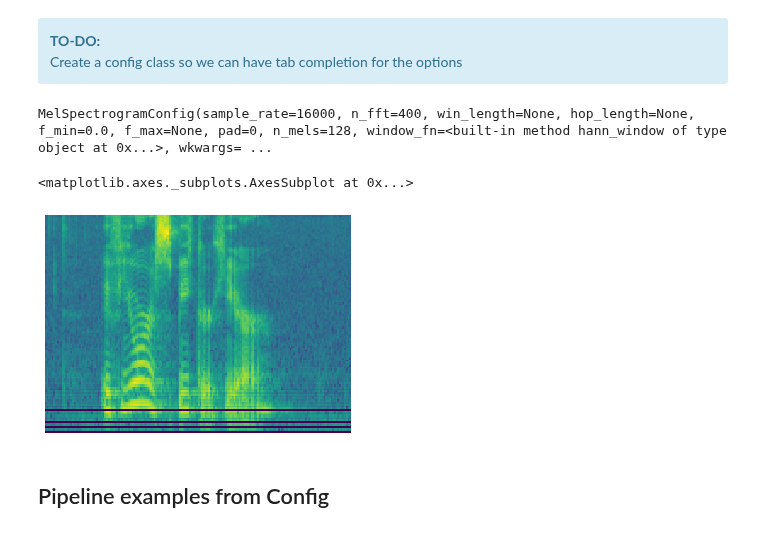
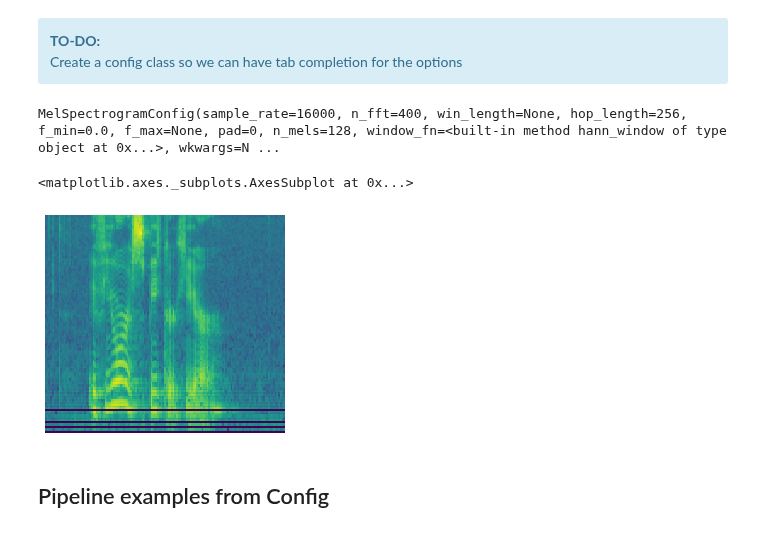
Before and after one commit to fastaudio/fastai2_audio, a Jupyter notebook: dev/70_audio_core.ipynb, the cells around one changed output. Cells and saved outputs as stored; diff of their text form; code cells hidden in the pictures.

```diff
--- a/dev/70_audio_core.ipynb
+++ b/dev/70_audio_core.ipynb
@@ -267,7 +267,9 @@ class AudioSpectrogram(TensorImageBase):
 
     @property
     def duration(self):
-        return (self.hop_length*self.shape[-1])/self.sr
+        # spectrograms round up length to fill incomplete columns,
+        # so we subtract 0.5 to compensate, still wont be exact
+        return (self.hop_length*(self.shape[-1]-0.5))/self.sr
     nchannels, height, width = add_props(lambda i, self: self.shape[i], n=3)
 
     def __getattr__(self, name):
@@ -306,6 +308,7 @@ class AudioToSpec(Transform):
     def __init__(self, mel=True, to_db=True, **kwargs):
         self._validate_kwargs(mel, to_db, kwargs)
         transforms = L()
+        kwargs = self.add_local_defaults(dict(kwargs))
         if mel:   transforms += self.add_func(_GenMelSpec, kwargs)
         else:     transforms += self.add_func(_GenSpec, kwargs)
         if to_db: transforms += self.add_func(_ToDB, kwargs)
@@ -329,6 +332,12 @@ class AudioToSpec(Transform):
         self.__dict__.update(func_args)
         return func(**func_args)
 
+    def add_local_defaults(self, kwargs):
+        if "n_fft" not in kwargs or kwargs["n_fft"] is None:            kwargs["n_fft"] = 1024
+        if "win_length" not in kwargs or kwargs["win_length"] is None:  kwargs["win_length"] = kwargs["n_fft"]
+        if "hop_length" not in kwargs or kwargs["hop_length"] is None:  kwargs["hop_length"] = int(kwargs["win_length"]/2)
+        return kwargs
+
     @staticmethod
     def _validate_kwargs(mel, to_db, kwargs):
         funcs = [_GenMelSpec, _GenSpec, _ToDB]
@@ -653,15 +674,15 @@ MFCCConfig           = config_from_func(_GenMFCC, "MFCCConfig")
 #special configs with domain-specific defaults
 VoiceMelConfig = config_from_func(_GenMelSpec, "VoiceMelConfig", f_min=50., f_max=8000., n_mels=64)
 # %%
-mel_cfg = MelSpectrogramConfig()
+mel_cfg = MelSpectrogramConfig(hop_length=256)
 a2mel = AudioToSpec.from_cfg(mel_cfg)
 mel = a2mel(oa(42))
 print(mel_cfg)
 mel.show()
 # %% [output]
-MelSpectrogramConfig(sample_rate=16000, n_fft=400, win_length=None, hop_length=None, f_min=0.0, f_max=None, pad=0, n_mels=128, window_fn=<built-in method hann_window of type object at 0x...>, wkwargs= ...
+MelSpectrogramConfig(sample_rate=16000, n_fft=400, win_length=None, hop_length=256, f_min=0.0, f_max=None, pad=0, n_mels=128, window_fn=<built-in method hann_window of type object at 0x...>, wkwargs=N ...
 <matplotlib.axes._subplots.AxesSubplot at 0x...>
-[figure, old version]
+[figure, new version]
 # %%
 test_eq(mel.n_fft, mel_cfg.n_fft)
 test_eq(mel.hop_length, mel_cfg.hop_length)
```
Also changed, not shown: parts of 13 cells of this notebook.
